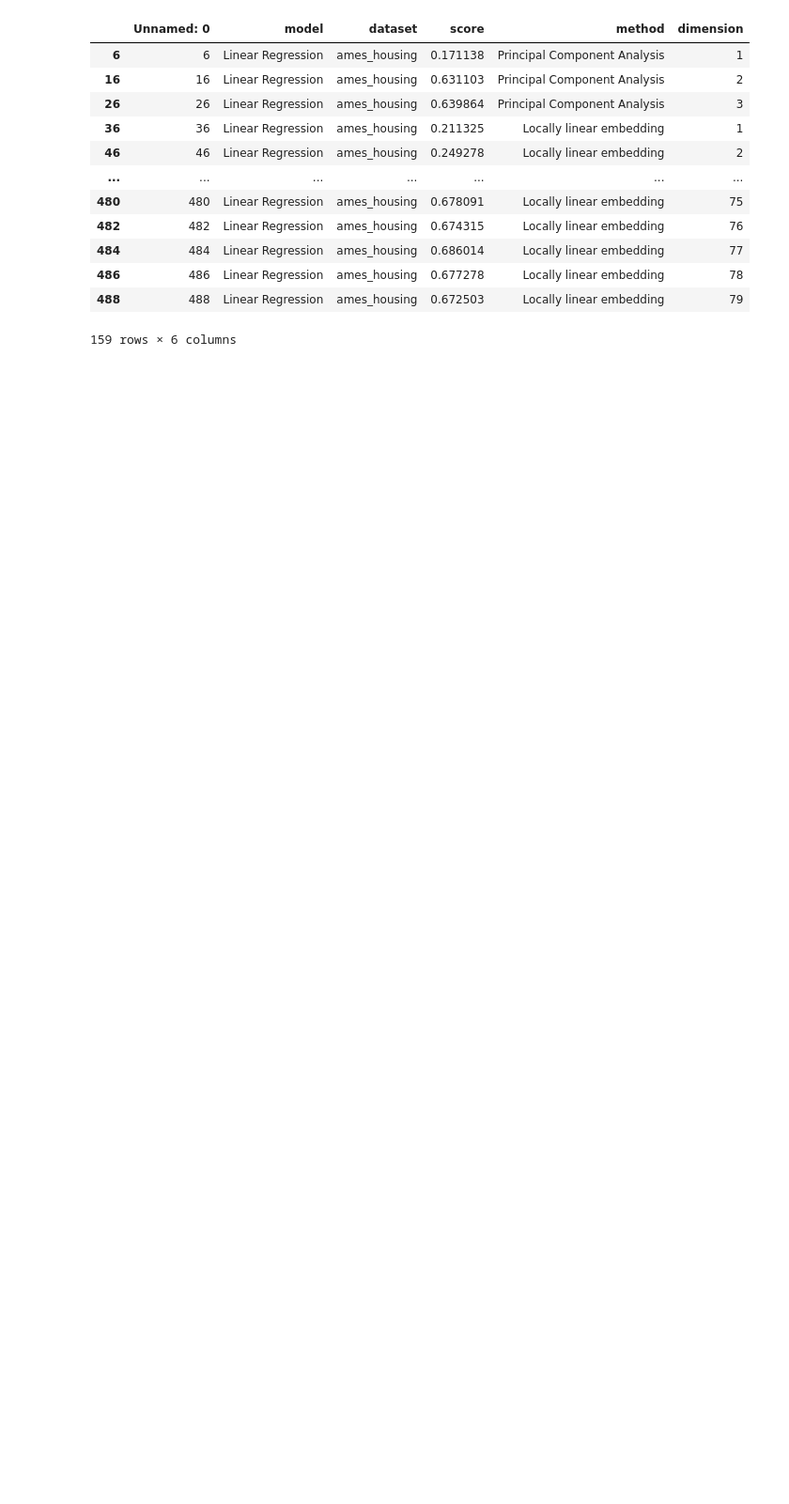
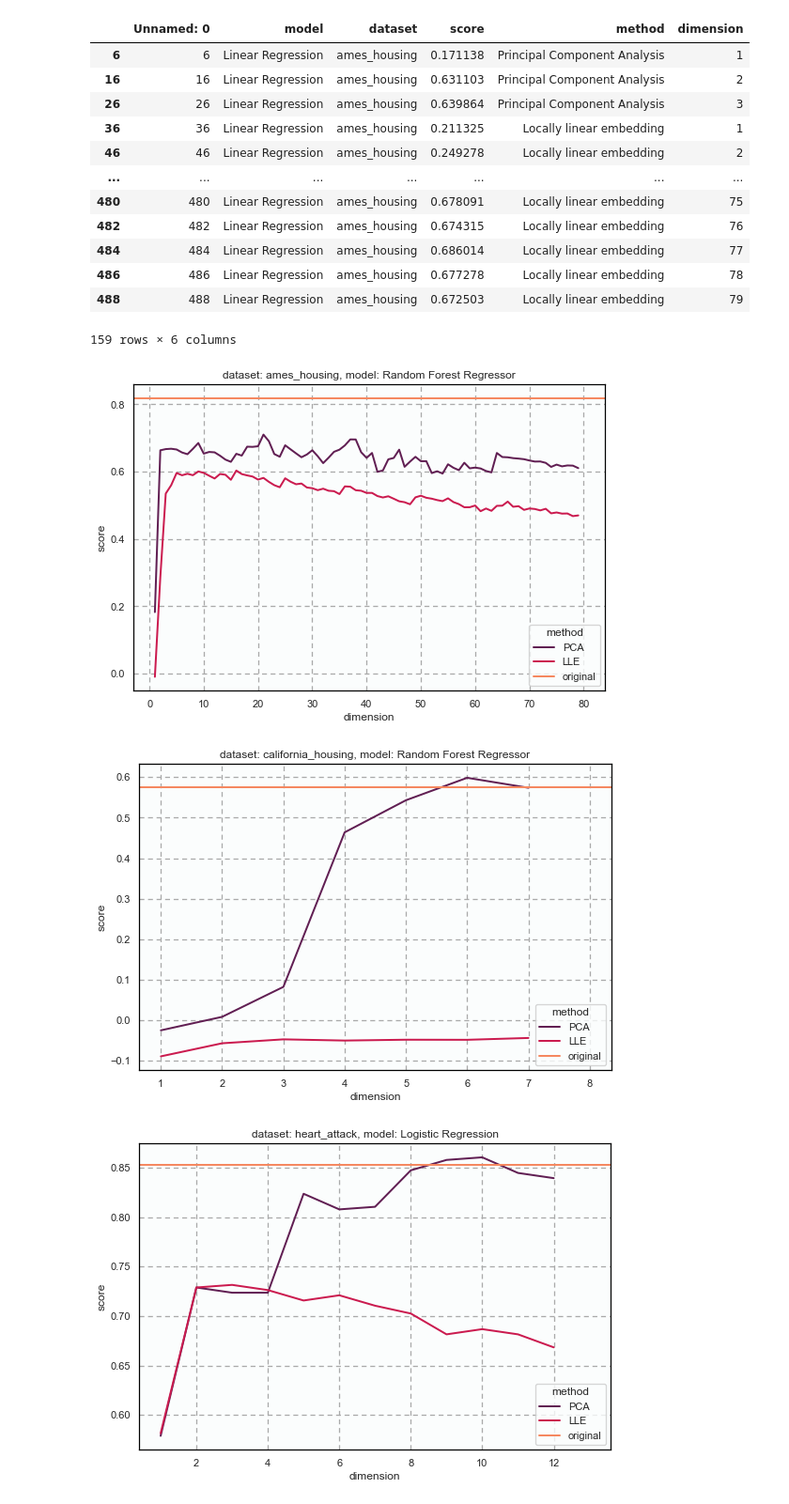
Before and after one commit to StipeKabic/LLE-in-Machine-Learning, a Jupyter notebook: src/plots.ipynb, the cells around one changed output. Shown at 94% size. Drawn from its saved outputs; the diff is of its cells as text; code cells hidden in the pictures; blank space fills up the shorter version.

```diff
--- a/src/plots.ipynb
+++ b/src/plots.ipynb
@@ -5,11 +5,13 @@ import seaborn as sns
 
 sns.set_style("whitegrid")
 sns.set(rc={
-    'axes.facecolor': "#fdfdfd", "axes.grid": True,
+    'axes.facecolor': "#fbfdfd", "axes.grid": True,
     "grid.color": "#aaa", "grid.linestyle": (0, (4, 3)), "grid.linewidth": 1.3,
     "patch.edgecolor": 'black', "patch.linewidth": 1.35, # rub grafova
     "axes.edgecolor": 'black', "lines.linewidth": 2, # rub oko cijelog grafa
 })
 # %%
 results = pd.read_csv("../data/results.csv")
+# %%
+results["method"] = results["method"].map({"Principal Component Analysis": "PCA", "Locally linear embedding": "LLE", "Original dimensionality": "original"})
 # %%
@@ -53,16 +54,29 @@ df
 | 488 | 488 | Linear Regression | ames_housing | 0.672503 | Locally linear embedding | 79 |
 159 rows × 6 columns
 # %%
+palette = "rocket"
+
 def generate_plot(model, dataset):
     df = filter_df(results, model, dataset).copy()
-    print(df)
+    # print(df)
     if len(df) != 0:
-        plt.figure(figsize=(10, 7))
-        plot = sns.lineplot(x = 'dimension', y = 'score', hue = 'method', data = df, palette='Paired', hue_order=['Principal Component Analysis', 'Locally linear embedding', 'Original dimensionality'])
+        plt.figure(figsize=(9, 6))
+        plot = sns.lineplot(x = 'dimension', y = 'score', hue = 'method', data = df, palette=palette, hue_order=['PCA', 'LLE', 'original'])
 
-        y = df[df["method"] == "Original dimensionality"]["score"].values[0]
-        plt.axhline(y=y, c=sns.color_palette(palette="Paired")[2])
+        y = df[df["method"] == "original"]["score"].values[0]
+        plt.axhline(y=y, c=sns.color_palette(palette=palette, n_colors=3)[2])
         # plt.ylim(0, 1)
         plt.title(f'dataset: {dataset}, model: {model}')
         fig = plot.get_figure()
         fig.savefig(f"../data/{model}_{dataset}.png")
+
+models = set(results.model.values)
+datasets = set(results.dataset.values)
+
+for model in models:
+    for dataset in datasets:
+        generate_plot(model, dataset)
+# %% [output]
+[figure, added]
+[figure, added]
+[figure, added]
```
Also changed, not shown: parts of 3 cells of this notebook, 10 other files.
